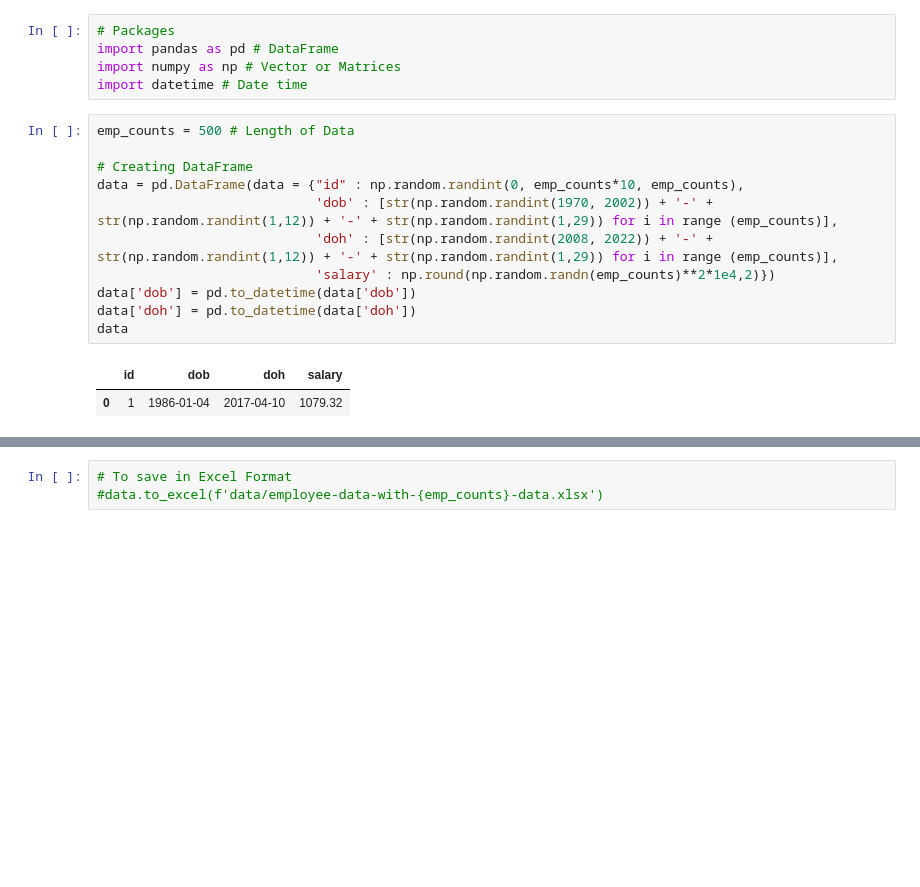
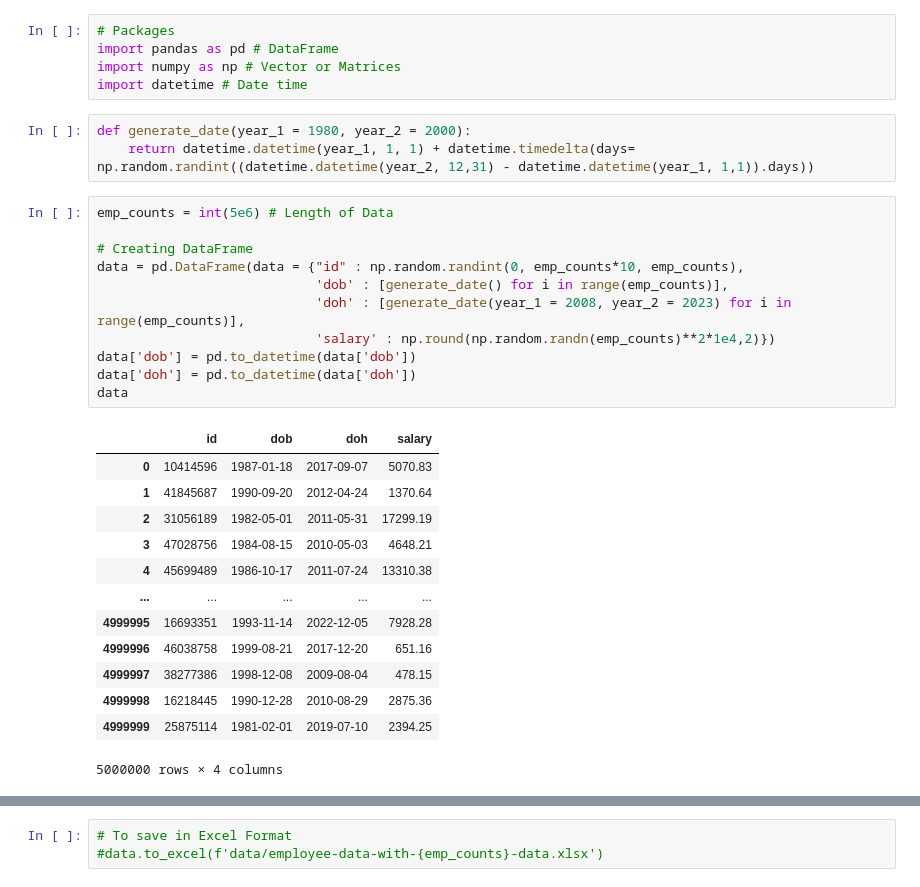
Before and after one commit to leonv1602/post-employment-benefit, a Jupyter notebook: data-generator.ipynb, the cells around one changed output, grey strips where cells are left out. Drawn from its saved outputs; the diff is of its cells as text; blank space fills up the shorter version.

Commit message:
adding generate_date function

```diff
--- a/data-generator.ipynb
+++ b/data-generator.ipynb
@@ -17,17 +17,31 @@ To minimize the error of data, the range of date of the data will be between 1 t
 import pandas as pd # DataFrame
 import numpy as np # Vector or Matrices
 import datetime # Date time
+# %%
+def generate_date(year_1 = 1980, year_2 = 2000):
+    return datetime.datetime(year_1, 1, 1) + datetime.timedelta(days= np.random.randint((datetime.datetime(year_2, 12,31) - datetime.datetime(year_1, 1,1)).days))
 # %%
-emp_counts = 500 # Length of Data
+emp_counts = int(5e6) # Length of Data
 
 # Creating DataFrame
 data = pd.DataFrame(data = {"id" : np.random.randint(0, emp_counts*10, emp_counts),
-                            'dob' : [str(np.random.randint(1970, 2002)) + '-' + str(np.random.randint(1,12)) + '-' + str(np.random.randint(1,29)) for i in range (emp_counts)],
-                            'doh' : [str(np.random.randint(2008, 2022)) + '-' + str(np.random.randint(1,12)) + '-' + str(np.random.randint(1,29)) for i in range (emp_counts)],
+                            'dob' : [generate_date() for i in range(emp_counts)],
+                            'doh' : [generate_date(year_1 = 2008, year_2 = 2023) for i in range(emp_counts)],
                             'salary' : np.round(np.random.randn(emp_counts)**2*1e4,2)})
 data['dob'] = pd.to_datetime(data['dob'])
 data['doh'] = pd.to_datetime(data['doh'])
 data
 # %% [output]
 |  | id | dob | doh | salary |
-| 0 | 1 | 1986-01-04 | 2017-04-10 | 1079.32 |
+| 0 | 10414596 | 1987-01-18 | 2017-09-07 | 5070.83 |
+| 1 | 41845687 | 1990-09-20 | 2012-04-24 | 1370.64 |
+| 2 | 31056189 | 1982-05-01 | 2011-05-31 | 17299.19 |
+| 3 | 47028756 | 1984-08-15 | 2010-05-03 | 4648.21 |
+| 4 | 45699489 | 1986-10-17 | 2011-07-24 | 13310.38 |
+| ... | ... | ... | ... | ... |
+| 4999995 | 16693351 | 1993-11-14 | 2022-12-05 | 7928.28 |
+| 4999996 | 46038758 | 1999-08-21 | 2017-12-20 | 651.16 |
+| 4999997 | 38277386 | 1998-12-08 | 2009-08-04 | 478.15 |
+| 4999998 | 16218445 | 1990-12-28 | 2010-08-29 | 2875.36 |
+| 4999999 | 25875114 | 1981-02-01 | 2019-07-10 | 2394.25 |
+5000000 rows × 4 columns
```
Also changed, not shown: parts of 1 cell of this notebook.
